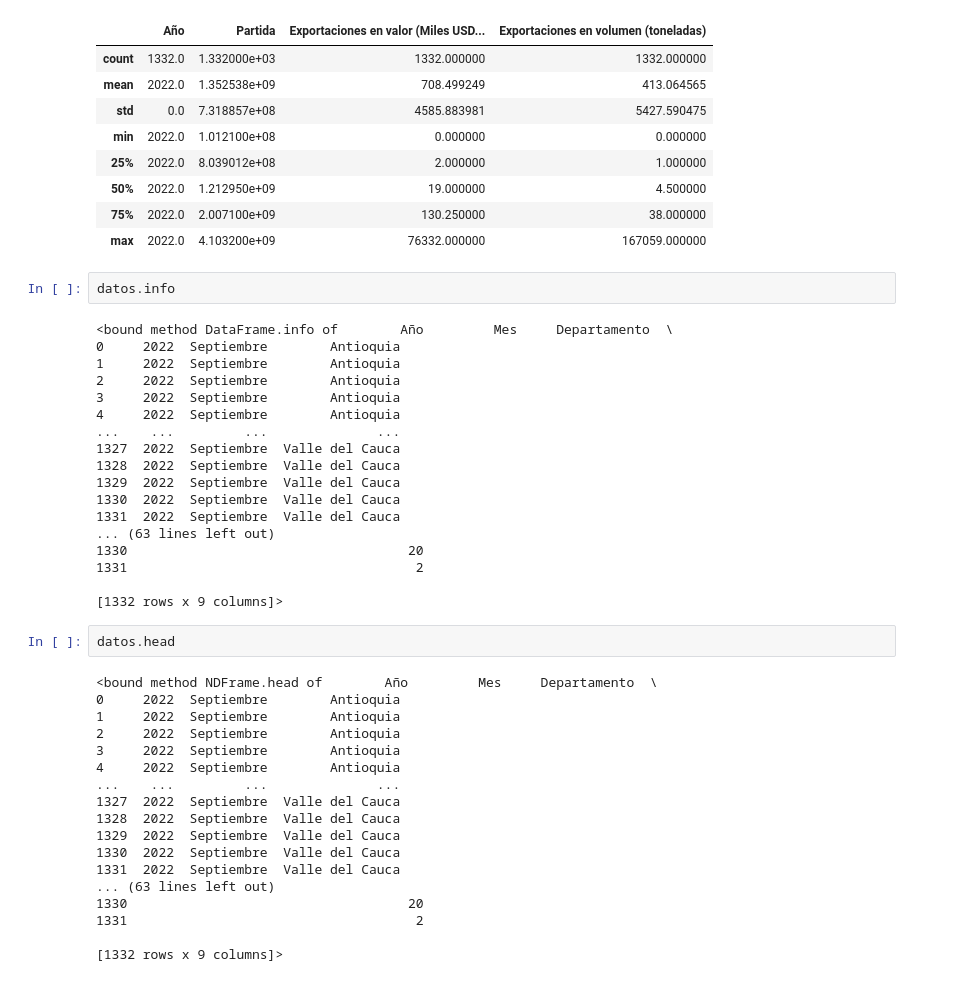
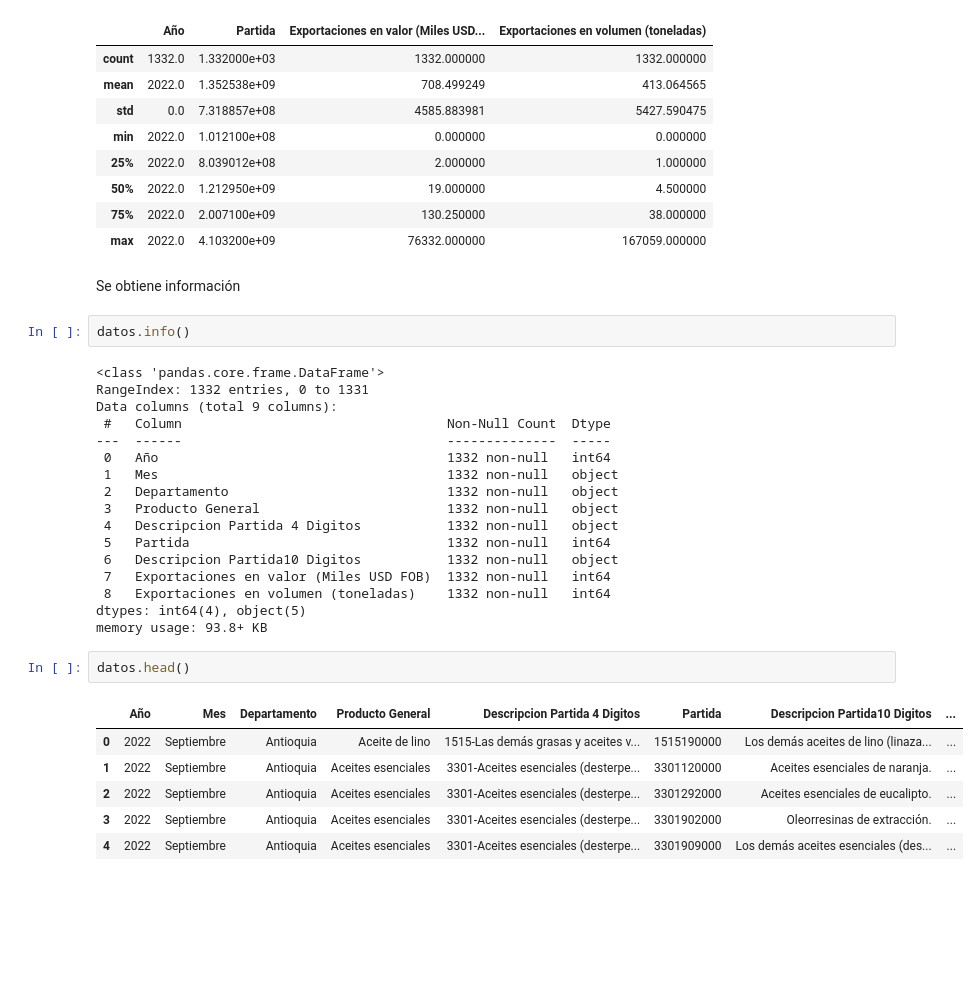
Before and after one commit to lycaballero/Exportaciones, a Jupyter notebook: Prueba1.ipynb, the cells around one changed output. Drawn from its saved outputs; the diff is of its cells as text; blank space fills up the shorter version.

```diff
--- a/Prueba1.ipynb
+++ b/Prueba1.ipynb
@@ -74,43 +62,33 @@ datos.describe()
 | 50% | 2022.0 | 1.212950e+09 | 19.000000 | 4.500000 |
 | 75% | 2022.0 | 2.007100e+09 | 130.250000 | 38.000000 |
 | max | 2022.0 | 4.103200e+09 | 76332.000000 | 167059.000000 |
+# %% [markdown]
+Se obtiene información
 # %%
-datos.info
+datos.info()
 # %% [output]
-<bound method DataFrame.info of        Año         Mes     Departamento  \
-0     2022  Septiembre        Antioquia
-1     2022  Septiembre        Antioquia
-2     2022  Septiembre        Antioquia
-3     2022  Septiembre        Antioquia
-4     2022  Septiembre        Antioquia
-...    ...         ...              ...
-1327  2022  Septiembre  Valle del Cauca
-1328  2022  Septiembre  Valle del Cauca
-1329  2022  Septiembre  Valle del Cauca
-1330  2022  Septiembre  Valle del Cauca
-1331  2022  Septiembre  Valle del Cauca
-... (63 lines left out)
-1330                                    20
-1331                                     2
-
-[1332 rows x 9 columns]>
+<class 'pandas.core.frame.DataFrame'>
+RangeIndex: 1332 entries, 0 to 1331
+Data columns (total 9 columns):
+ #   Column                                  Non-Null Count  Dtype
+---  ------                                  --------------  -----
+ 0   Año                                     1332 non-null   int64
+ 1   Mes                                     1332 non-null   object
+ 2   Departamento                            1332 non-null   object
+ 3   Producto General                        1332 non-null   object
+ 4   Descripcion Partida 4 Digitos           1332 non-null   object
+ 5   Partida                                 1332 non-null   int64
+ 6   Descripcion Partida10 Digitos           1332 non-null   object
+ 7   Exportaciones en valor (Miles USD FOB)  1332 non-null   int64
+ 8   Exportaciones en volumen (toneladas)    1332 non-null   int64
+dtypes: int64(4), object(5)
+memory usage: 93.8+ KB
 # %%
-datos.head
+datos.head()
 # %% [output]
-<bound method NDFrame.head of        Año         Mes     Departamento  \
-0     2022  Septiembre        Antioquia
-1     2022  Septiembre        Antioquia
-2     2022  Septiembre        Antioquia
-3     2022  Septiembre        Antioquia
-4     2022  Septiembre        Antioquia
-...    ...         ...              ...
-1327  2022  Septiembre  Valle del Cauca
-1328  2022  Septiembre  Valle del Cauca
-1329  2022  Septiembre  Valle del Cauca
-1330  2022  Septiembre  Valle del Cauca
-1331  2022  Septiembre  Valle del Cauca
-... (63 lines left out)
-1330                                    20
-1331                                     2
-
-[1332 rows x 9 columns]>
+|  | Año | Mes | Departamento | Producto General | Descripcion Partida 4 Digitos | Partida | Descripcion Partida10 Digitos | ... |
+| 0 | 2022 | Septiembre | Antioquia | Aceite de lino | 1515-Las demás grasas y aceites v... | 1515190000 | Los demás aceites de lino (linaza... | ... |
+| 1 | 2022 | Septiembre | Antioquia | Aceites esenciales | 3301-Aceites esenciales (desterpe... | 3301120000 | Aceites esenciales de naranja. | ... |
+| 2 | 2022 | Septiembre | Antioquia | Aceites esenciales | 3301-Aceites esenciales (desterpe... | 3301292000 | Aceites esenciales de eucalipto. | ... |
+| 3 | 2022 | Septiembre | Antioquia | Aceites esenciales | 3301-Aceites esenciales (desterpe... | 3301902000 | Oleorresinas de extracción. | ... |
+| 4 | 2022 | Septiembre | Antioquia | Aceites esenciales | 3301-Aceites esenciales (desterpe... | 3301909000 | Los demás aceites esenciales (des... | ... |
```
Also changed, not shown: parts of 23 cells of this notebook.
